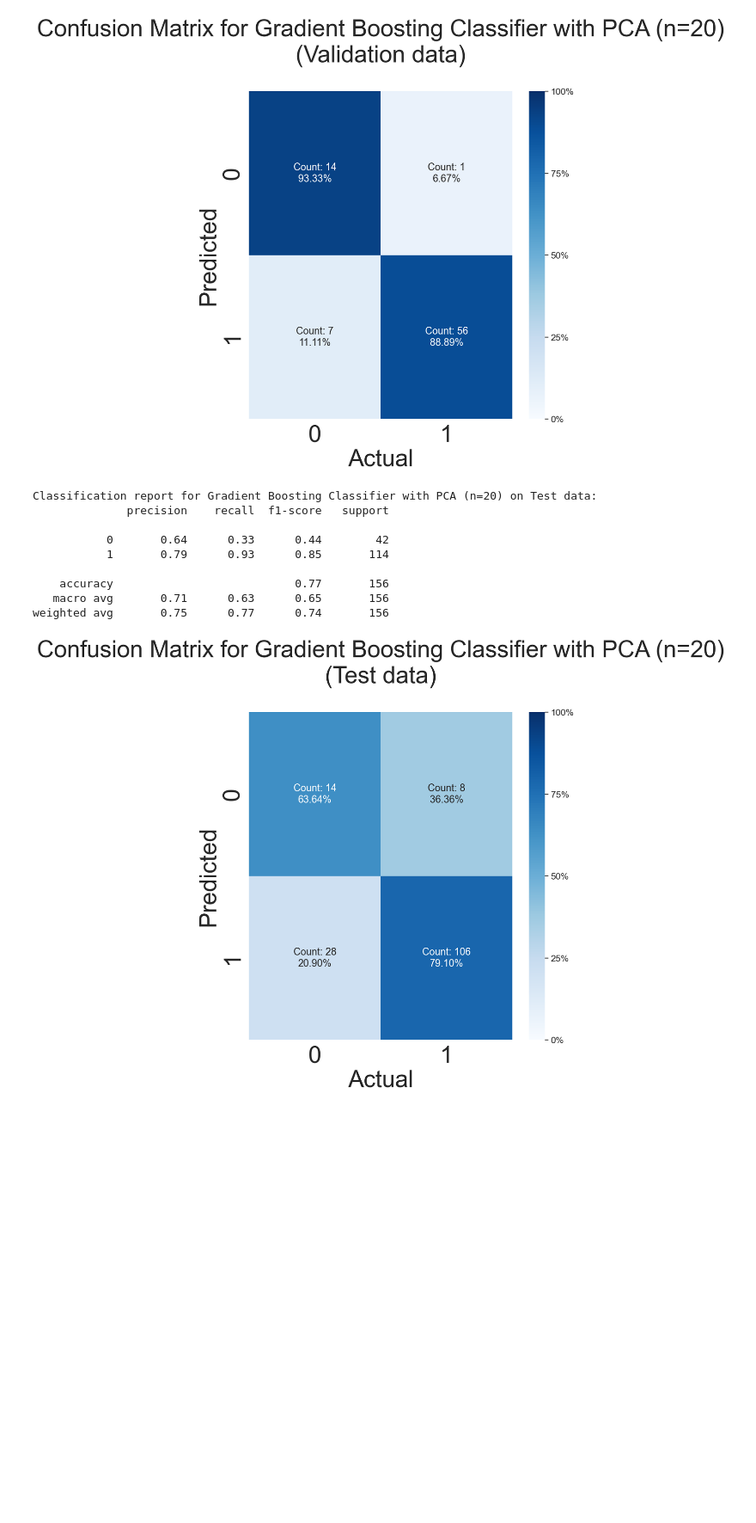
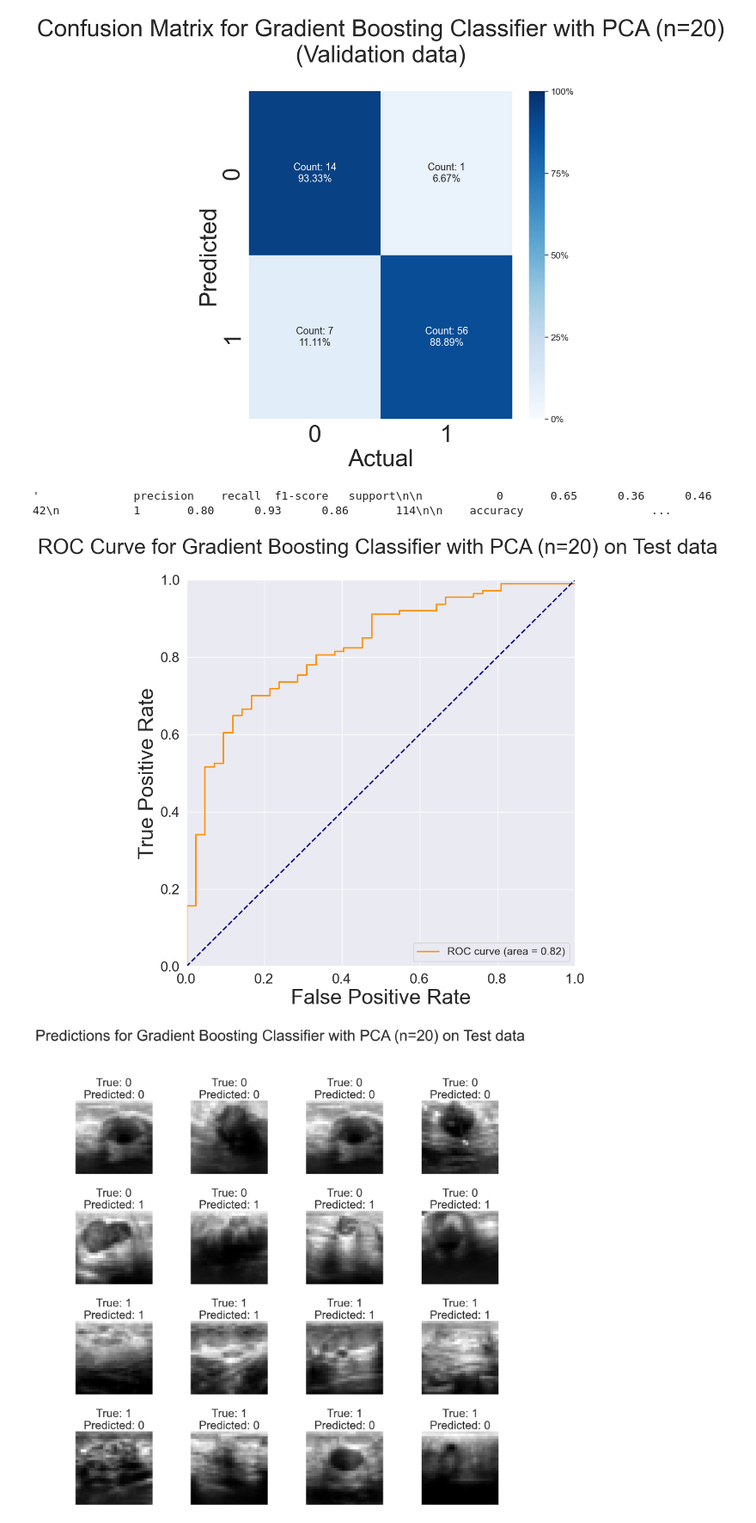
Before and after one commit to phil-mira/AMLS_assignment24_25, a Jupyter notebook: A/main_A.ipynb, the cells around one changed output. Shown at 86% size. Cells and saved outputs as stored; diff of their text form; code cells hidden in the pictures; blank space fills up the shorter version.

```diff
--- a/A/main_A.ipynb
+++ b/A/main_A.ipynb
@@ -341,24 +326,28 @@ Classification report for Gradient Boosting Classifier with PCA (n=20) on Valida
 weighted avg       0.90      0.90      0.89        78
 [figure]
 # %%
+best_n = 20
 # Evaluate the best PCA model on the test set
 pca = PCA(n_components=best_n)
-breastmnist_train_images_pca = pca.fit_transform(breastmnist_train_images.drop(columns='label'))
-breastmnist_val_images_pca = pca.transform(breastmnist_val_images.drop(columns='label'))
-breastmnist_test_images_pca = pca.transform(breastmnist_test_images.drop(columns='label'))
+breastmnist_train_images_pca = pca.fit_transform(
+    breastmnist_train_images.drop(columns='label'))
+breastmnist_test_images_pca = pca.transform(
+    breastmnist_test_images.drop(columns='label'))
 
 gbc_PCA = GradientBoostingClassifier(n_estimators=100, max_depth=3)
 gbc_PCA.fit(breastmnist_train_images_pca, breastmnist_train_images['label'])
 gbc_PCA_predictions = gbc_PCA.predict(breastmnist_test_images_pca)
-model_evaluation(breastmnist_test_images['label'], gbc_PCA_predictions, f'Gradient Boosting Classifier with PCA (n={best_n})', 'Test')
+
+gbc_PCA_probabilities = gbc_PCA.predict_proba(breastmnist_test_images_pca)
+
+plot_roc_curve(breastmnist_test_images['label'], gbc_PCA_probabilities[:, 1],
+                f'Gradient Boosting Classifier with PCA (n={best_n})', 'Test')
+
+display_incorrect_images(breastmnist_test_images.drop(columns='label'), breastmnist_test_images['label'], gbc_PCA_predictions, f'Gradient Boosting Classifier with PCA (n={best_n})', 'Test')
+
+model_evaluation(breastmnist_test_images['label'], gbc_PCA_predictions,
+                 f'Gradient Boosting Classifier with PCA (n={best_n})', 'Test')
 # %% [output]
-Classification report for Gradient Boosting Classifier with PCA (n=20) on Test data:
-              precision    recall  f1-score   support
-
-           0       0.64      0.33      0.44        42
-           1       0.79      0.93      0.85       114
-
-    accuracy                           0.77       156
-   macro avg       0.71      0.63      0.65       156
-weighted avg       0.75      0.77      0.74       156
+'              precision    recall  f1-score   support\n\n           0       0.65      0.36      0.46        42\n           1       0.80      0.93      0.86       114\n\n    accuracy                   ...
-[figure, old version]
+[figure, new version]
+[figure, added]
```
Also changed, not shown: parts of 12 cells of this notebook, 14 other files.
